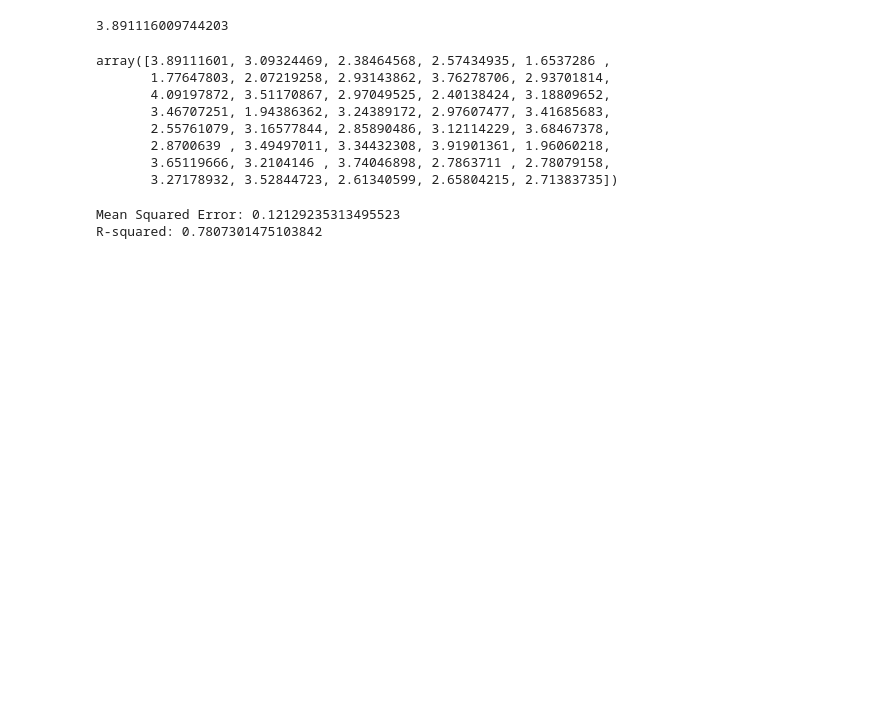
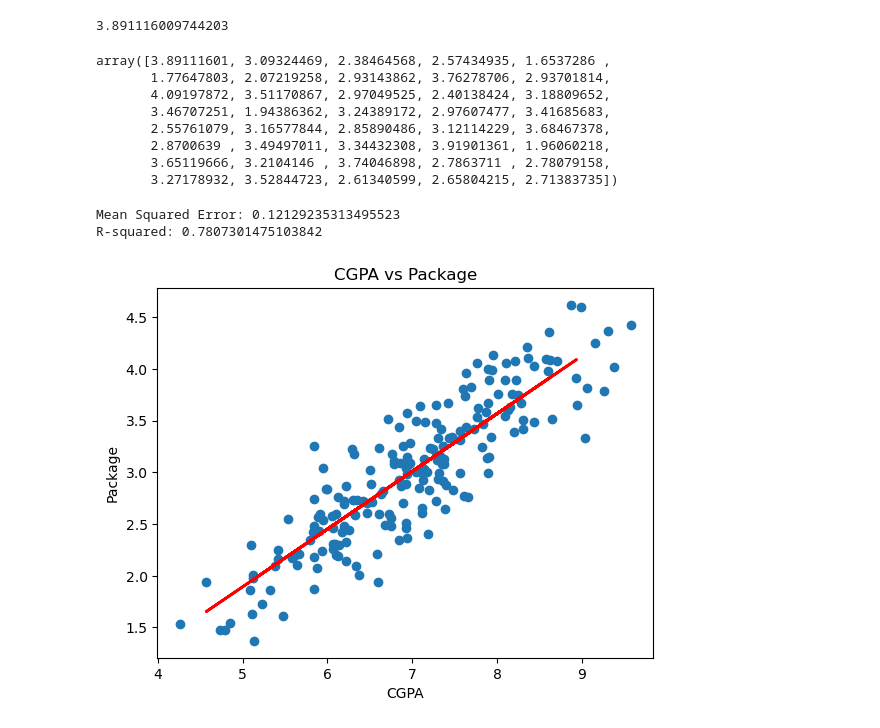
Before and after one commit to Anuradha-bhaskar/ML-models-from-scratch, a Jupyter notebook: LinearRegression.ipynb, the cells around one changed output. Drawn from its saved outputs; the diff is of its cells as text; code cells hidden in the pictures; blank space fills up the shorter version.

```diff
--- a/LinearRegression.ipynb
+++ b/LinearRegression.ipynb
@@ -75,3 +85,12 @@ print(f"R-squared: {r2}")
 # %% [output]
 Mean Squared Error: 0.12129235313495523
 R-squared: 0.7807301475103842
+# %%
+plt.scatter(df['cgpa'], df['package'])
+plt.plot(X_test, y_pred, color='red', linewidth=2)
+plt.xlabel('CGPA')
+plt.ylabel('Package')
+plt.title('CGPA vs Package')
+plt.show()
+# %% [output]
+[figure, added]
```
Also changed, not shown: parts of 1 cell of this notebook.
